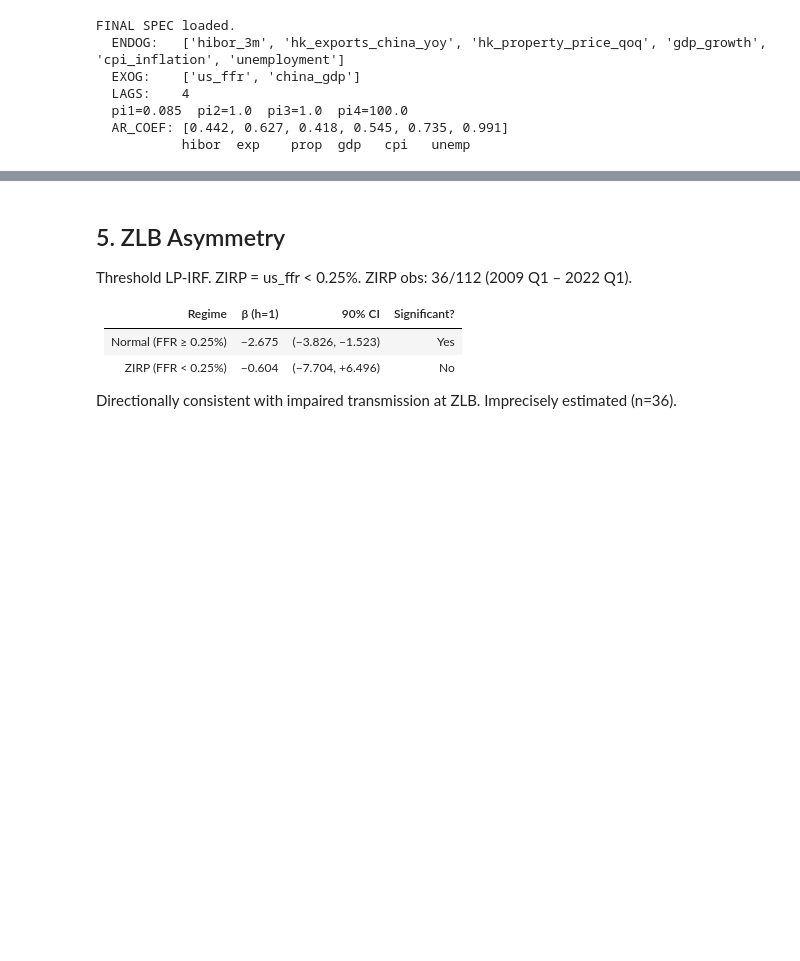
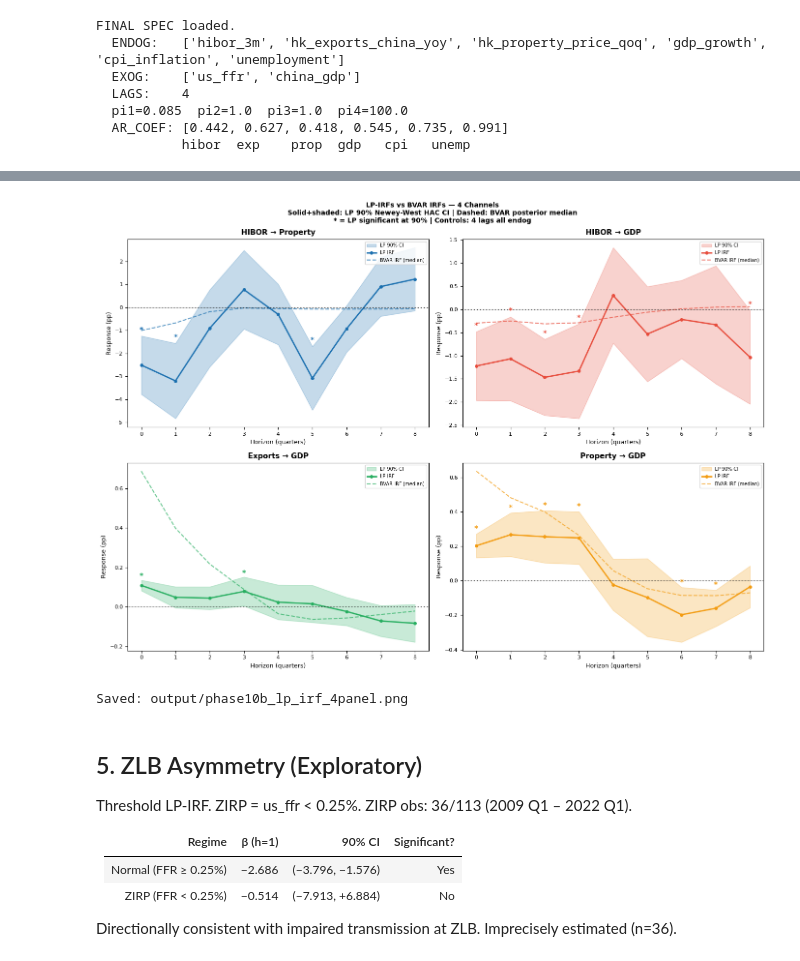
Before and after one commit to 4minutes-chung/Hong-Kong, a Jupyter notebook: HK_BVAR_Final.ipynb, the cells around one changed output, grey strips where cells are left out. Saved outputs shown, nothing was run; the diff lists cells and outputs as text; code cells hidden in the pictures; blank space fills up the shorter version.

```diff
--- a/HK_BVAR_Final.ipynb
+++ b/HK_BVAR_Final.ipynb
@@ -192,0 +160,17 @@ Saved: output/phase9a_canonical_fevd.png
+# %%
+# End-to-end channel quantification — exogenous dynamic multiplier from BVAR
+# exo_irf_can[endog, exog, h, stat]: GDP response to 1pp FFR or China GDP shock
+# All channels combined (HIBOR + property + exports + direct), full posterior
+
+gdp_i = idx['gdp_growth']
+ffr_i  = EXOG.index('us_ffr')
+chn_i  = EXOG.index('china_gdp')
+
+rows = []
+for h in [1, 2, 4]:
+    rows.append({
+        'h': h,
+        'US: 1pp FFR → HK GDP (pp)':        round(exo_irf_can[gdp_i, ffr_i,  h, 0], 3),
+        'China: 1pp China GDP → HK GDP (pp)': round(exo_irf_can[gdp_i, chn_i, h, 0], 3),
+    })
+display(pd.DataFrame(rows))
@@ -612,11 +529,56 @@ print("  Paper: report BVAR h=4 significance; note LP does not confirm. Do not l
+# %%
+# LP-IRF 4-panel figure
+horizons = np.arange(H_MAX + 1)
+fig, axes = plt.subplots(2, 2, figsize=(14, 10))
+fig.patch.set_facecolor('white')
+axes = axes.flatten()
+
+for ax, (shock_var, resp_var, label, color) in zip(axes, lp_channels):
+    betas, lo_arr, hi_arr = results[label]
+    imp_i  = idx[shock_var]
+    resp_i = idx[resp_var]
+
+    ax.fill_between(horizons, lo_arr, hi_arr, alpha=0.25, color=color, label='LP 90% CI')
+    ax.plot(horizons, betas, color=color, lw=2, marker='o', ms=4, label='LP IRF')
+    ax.plot(horizons, irf_bvar[resp_i, imp_i, :, 0],
+            color=color, lw=1.5, ls='--', alpha=0.7, label='BVAR IRF (median)')
+
+    for h in range(H_MAX + 1):
+        if lo_arr[h] * hi_arr[h] > 0:
+            ypos = hi_arr[h] + 0.02 * (hi_arr.max() - lo_arr.min())
+            ax.annotate('*', (h, ypos), ha='center', fontsize=11, color=color, fontweight='bold')
+
+    ax.axhline(0, color='black', lw=0.8, ls=':')
+    ax.set_title(label, fontsize=11, fontweight='bold')
+    ax.set_xlabel('Horizon (quarters)', fontsize=9)
+    ax.set_ylabel('Response (pp)', fontsize=9)
+    ax.set_xticks(horizons)
+    ax.tick_params(labelsize=8)
+    ax.legend(fontsize=7, loc='upper right')
+
+fig.suptitle(
+    'LP-IRFs vs BVAR IRFs — 4 Channels\n'
+    'Solid+shaded: LP 90% Newey-West HAC CI | Dashed: BVAR posterior median\n'
+    '* = LP significant at 90% | Controls: 4 lags all endog',
+    fontsize=10, fontweight='bold'
+)
+plt.tight_layout()
+
+plt.savefig('output/phase10b_lp_irf_4panel.png', dpi=150, bbox_inches='tight', facecolor='white')
+plt.show()
+plt.close()
+print('Saved: output/phase10b_lp_irf_4panel.png')
+# %% [output]
+[figure, added]
+Saved: output/phase10b_lp_irf_4panel.png
 # %% [markdown]
-## 5. ZLB Asymmetry
+## 5. ZLB Asymmetry (Exploratory)
 
-Threshold LP-IRF. ZIRP = us_ffr < 0.25%. ZIRP obs: 36/112 (2009 Q1 – 2022 Q1).
+Threshold LP-IRF. ZIRP = us_ffr < 0.25%. ZIRP obs: 36/113 (2009 Q1 – 2022 Q1).
 
 | Regime | β (h=1) | 90% CI | Significant? |
 |---|---|---|---|
-| Normal (FFR ≥ 0.25%) | −2.675 | (−3.826, −1.523) | Yes |
-| ZIRP (FFR < 0.25%) | −0.604 | (−7.704, +6.496) | No |
+| Normal (FFR ≥ 0.25%) | −2.686 | (−3.796, −1.576) | Yes |
+| ZIRP (FFR < 0.25%) | −0.514 | (−7.913, +6.884) | No |
 
 Directionally consistent with impaired transmission at ZLB. Imprecisely estimated (n=36).
```
Also changed, not shown: parts of 32 cells of this notebook, 13 other files.
